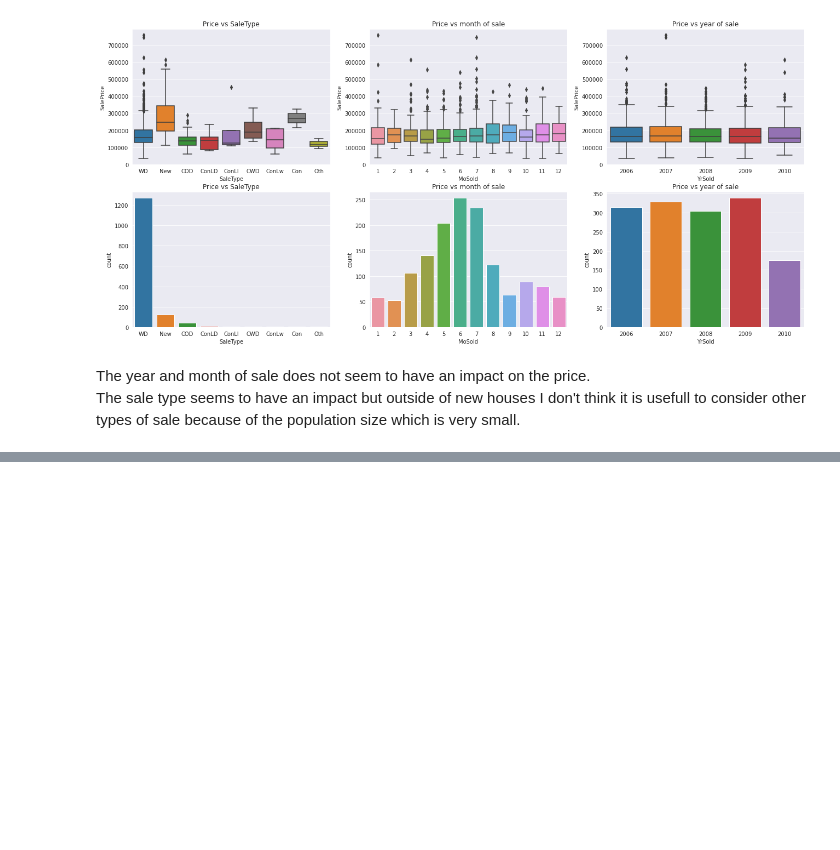
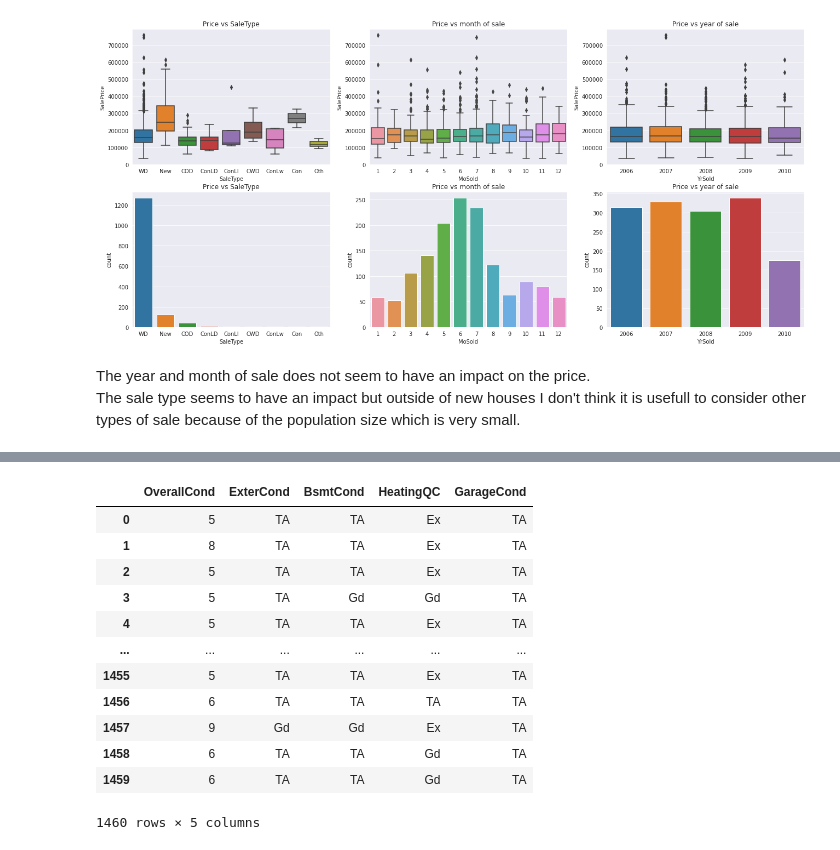
Before and after one commit to max-lutz/Kaggle_competitions, a Jupyter notebook: house-price-regression-full-eda-ml-workflow.ipynb, the cells around one changed output, grey strips where cells are left out. Cells and saved outputs as stored; diff of their text form; code cells hidden in the pictures; blank space fills up the shorter version.

```diff
--- a/house-price-regression-full-eda-ml-workflow.ipynb
+++ b/house-price-regression-full-eda-ml-workflow.ipynb
@@ -554,0 +410,16 @@ print("Your submission was successfully saved!")
+# %%
+dataset_train[['OverallCond', 'ExterCond', 'BsmtCond', 'HeatingQC', 'GarageCond']]
+# %% [output]
+|  | OverallCond | ExterCond | BsmtCond | HeatingQC | GarageCond |
+| 0 | 5 | TA | TA | Ex | TA |
+| 1 | 8 | TA | TA | Ex | TA |
+| 2 | 5 | TA | TA | Ex | TA |
+| 3 | 5 | TA | Gd | Gd | TA |
+| 4 | 5 | TA | TA | Ex | TA |
+| ... | ... | ... | ... | ... | ... |
+| 1455 | 5 | TA | TA | Ex | TA |
+| 1456 | 6 | TA | TA | TA | TA |
+| 1457 | 9 | Gd | Gd | Ex | TA |
+| 1458 | 6 | TA | TA | Gd | TA |
+| 1459 | 6 | TA | TA | Gd | TA |
+1460 rows × 5 columns
```
Also changed, not shown: parts of 40 cells of this notebook.
